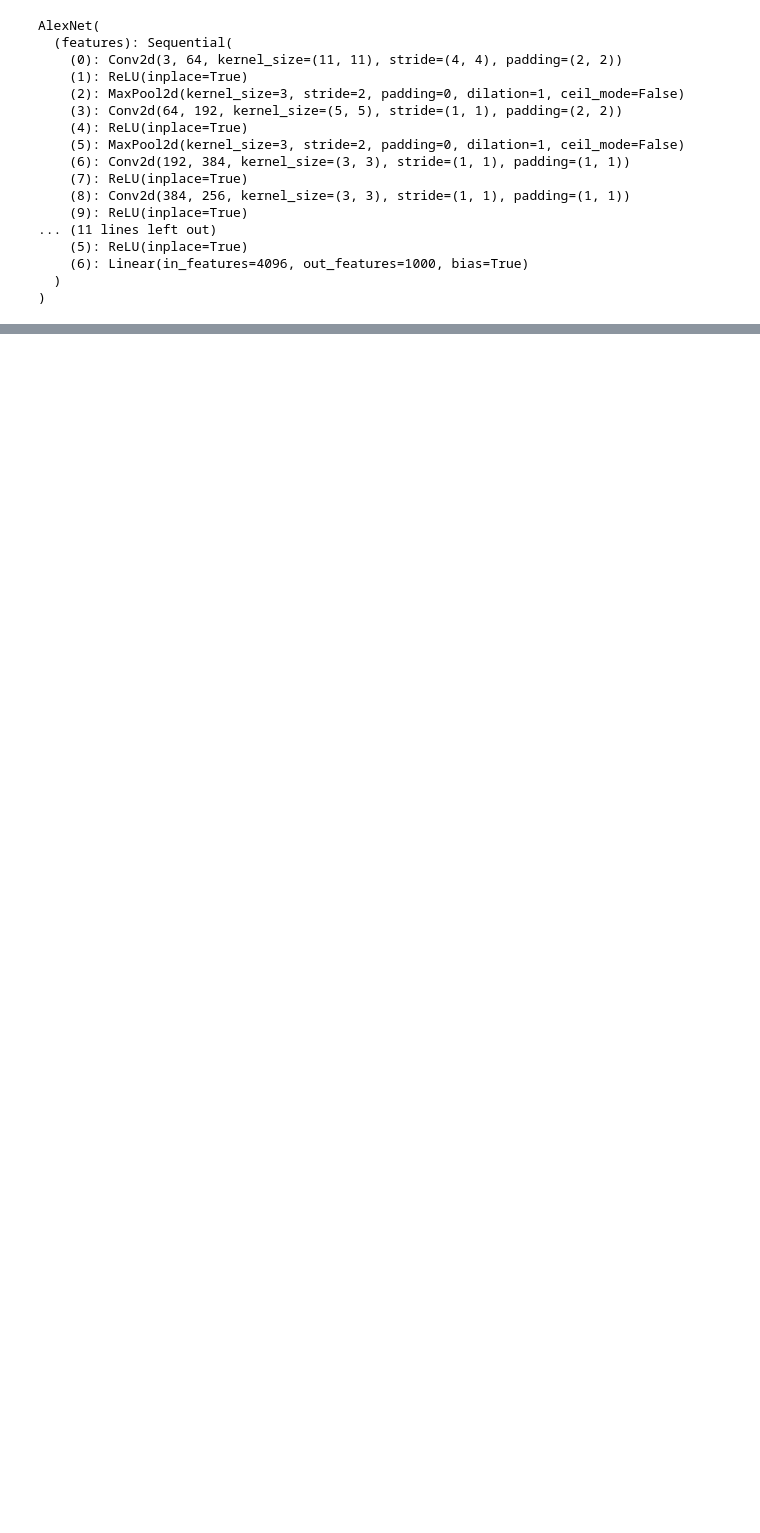
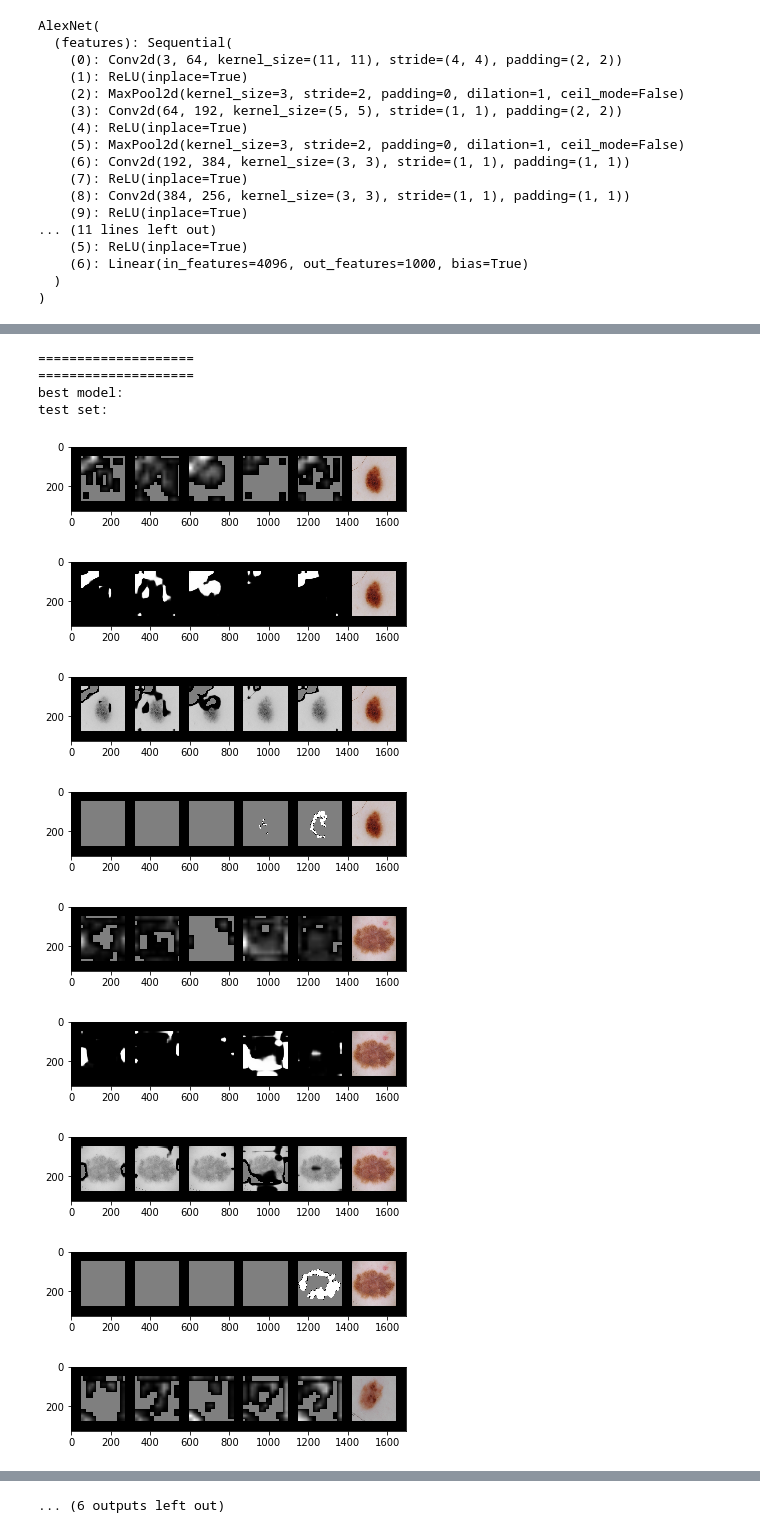
Before and after one commit to glcanvas/ml-diplom, a Jupyter notebook: notebooks/init.ipynb, the cells around one changed output, grey strips where cells are left out. Saved outputs shown, nothing was run; the diff lists cells and outputs as text; code cells hidden in the pictures; blank space fills up the shorter version.

```diff
--- a/notebooks/init.ipynb
+++ b/notebooks/init.ipynb
@@ -90,0 +151,20 @@ for idx, (inputs, segments, labels) in enumerate(train_set):
+# %%
+print("=" * 20)
+print("=" * 20)
+print("best model:")
+print("test set:")
+visualize_trained_model(alex, test_set, 3)
+# %% [output]
+====================
+====================
+best model:
+test set:
+[figure, added]
+[figure, added]
+[figure, added]
+[figure, added]
+[figure, added]
+[figure, added]
+[figure, added]
+[figure, added]
+[figure, added]
@@ -90,0 +173 @@ for idx, (inputs, segments, labels) in enumerate(train_set):
+... (6 outputs left out)
```
Also changed, not shown: parts of 7 cells of this notebook, 1 other file.
